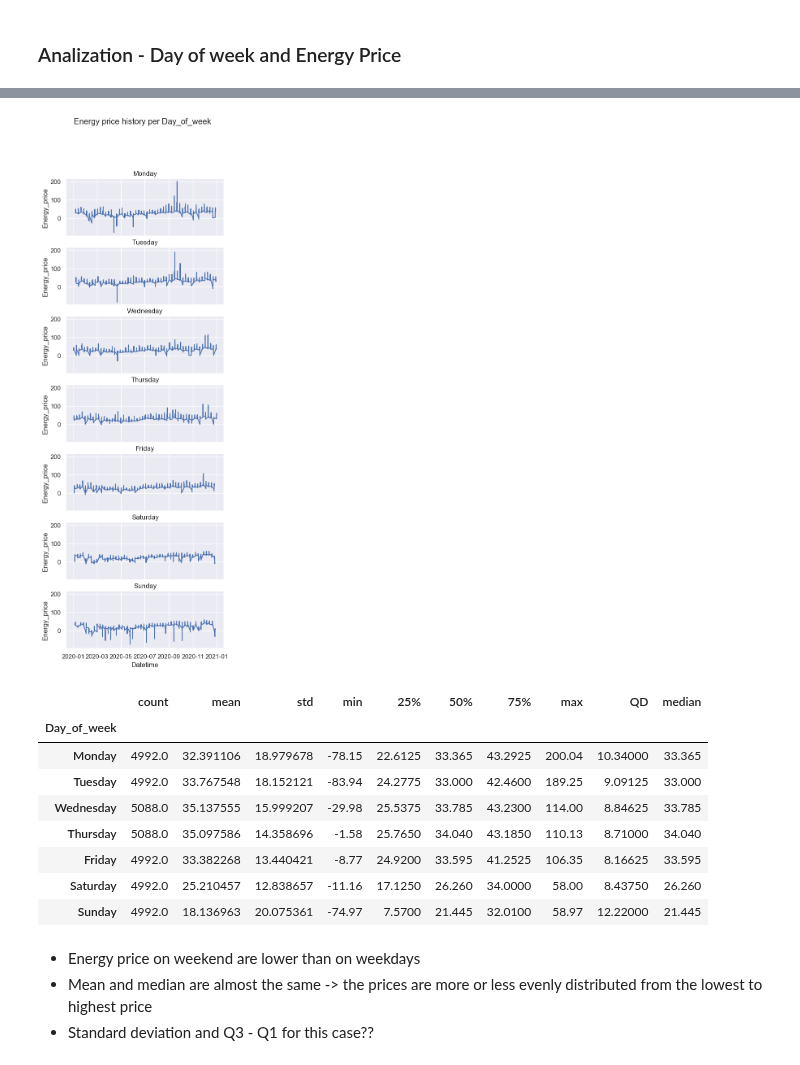
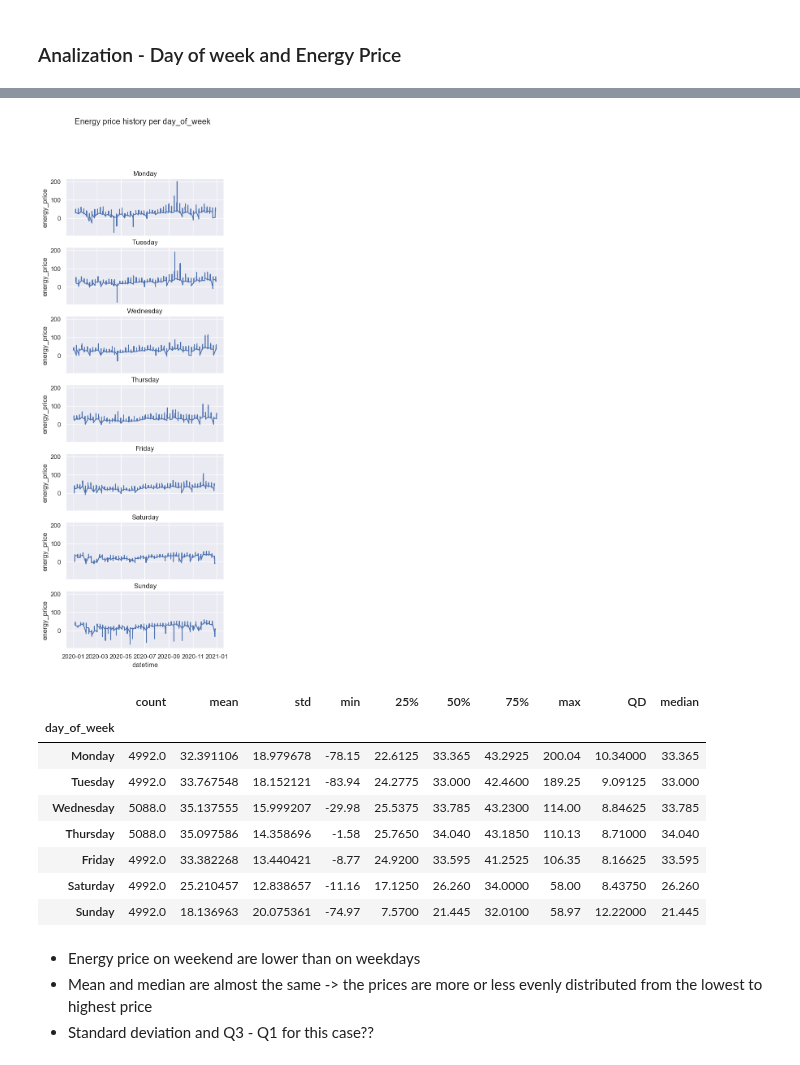
Before and after one commit to M-123-456/team-6-energy-costs, a Jupyter notebook: first_notebook.ipynb, the cells around one changed output, grey strips where cells are left out. Cells and saved outputs as stored; diff of their text form; code cells hidden in the pictures.

```diff
--- a/first_notebook.ipynb
+++ b/first_notebook.ipynb
@@ -33,10 +34,10 @@ energy_df['Day_of_week'] = energy_df['Datetime'].dt.day_name()
 # %%
 # remove import saldo column, as all values are NaN
-energy_df = energy_df.dropna(axis=1, how="all")
+df_energy = df_energy.dropna(axis=1, how="all")
 # %%
 # Check if there is any na value in df
-energy_df.replace('na', np.nan, inplace=True)
-energy_df.replace('NA', np.nan, inplace=True)
-energy_df.replace('Missing', np.nan, inplace=True)
-print(energy_df.isna().value_counts())
+df_energy.replace('na', np.nan, inplace=True)
+df_energy.replace('NA', np.nan, inplace=True)
+df_energy.replace('Missing', np.nan, inplace=True)
+print(df_energy.isna().value_counts())
 # %% [output]
@@ -45,4 +46,4 @@ False     False        False             False       False         False  False
 dtype: int64
 # %%
 # drop duplicates
-energy_df.drop_duplicates(inplace=True)
+df_energy.drop_duplicates(inplace=True)
@@ -93,7 +90,7 @@ energy_df.loc[:,['Kernenergie', 'Nicht_Erneuerbar', 'Erneuerbar', 'Energy_price'
 ### Analization - Day of week and Energy Price
 # %%
 # Name dataframe grouped by weekeday
-grp_day_of_week = energy_df.groupby(['Day_of_week'])
+grp_day_of_week = df_energy.groupby(['day_of_week'])
 # %%
 monday = grp_day_of_week.get_group('Monday')
 monday
@@ -143,32 +138,32 @@ monday
 # %%
 # set seaborn plotting aesthetics as default
 sns.set()
 # define plotting region (1 row, 7 columns)
 fig, axes = plt.subplots(7, 1, sharex=True, sharey=True, figsize=(5, 15))
-fig.suptitle('Energy price history per Day_of_week')
+fig.suptitle('Energy price history per day_of_week')
 
 for i, (day_name, df) in enumerate(zip(list_day_of_week, list_df_day_of_week)):
-    sns.lineplot(x=df.index, y='Energy_price', data=df, ax=axes[i])
+    sns.lineplot(x='datetime', y='energy_price', data=df, ax=axes[i])
     axes[i].set_title(day_name)
 
 plt.show()
 # %% [output]
-[figure, old version]
+[figure, new version]
 # %%
-# Energy price grouped by Day_of_week
-desc = grp_day_of_week['Energy_price'].describe()
+# Energy price grouped by day_of_week
+desc = grp_day_of_week['energy_price'].describe()
 # Add a column Q3 - Q1
 desc['QD'] = (desc['75%'] - desc['25%']) / 2
 # create a series of median and rename column
-median = grp_day_of_week['Energy_price'].median()
+median = grp_day_of_week['energy_price'].median()
 median.rename('median', inplace=True)
 
 # merge extended description and median
-desc_with_med_and_qd = pd.merge(desc, median, on='Day_of_week')
+desc_with_med_and_qd = pd.merge(desc, median, on='day_of_week')
 desc_with_med_and_qd.reindex(index=list_day_of_week)
 # %% [output]
 |  | count | mean | std | min | 25% | 50% | 75% | max | QD | median |
-| Day_of_week |  |  |  |  |  |  |  |  |  |  |
+| day_of_week |  |  |  |  |  |  |  |  |  |  |
 | Monday | 4992.0 | 32.391106 | 18.979678 | -78.15 | 22.6125 | 33.365 | 43.2925 | 200.04 | 10.34000 | 33.365 |
 | Tuesday | 4992.0 | 33.767548 | 18.152121 | -83.94 | 24.2775 | 33.000 | 42.4600 | 189.25 | 9.09125 | 33.000 |
 | Wednesday | 5088.0 | 35.137555 | 15.999207 | -29.98 | 25.5375 | 33.785 | 43.2300 | 114.00 | 8.84625 | 33.785 |
```
Also changed, not shown: parts of 47 cells of this notebook, 2 other files.
